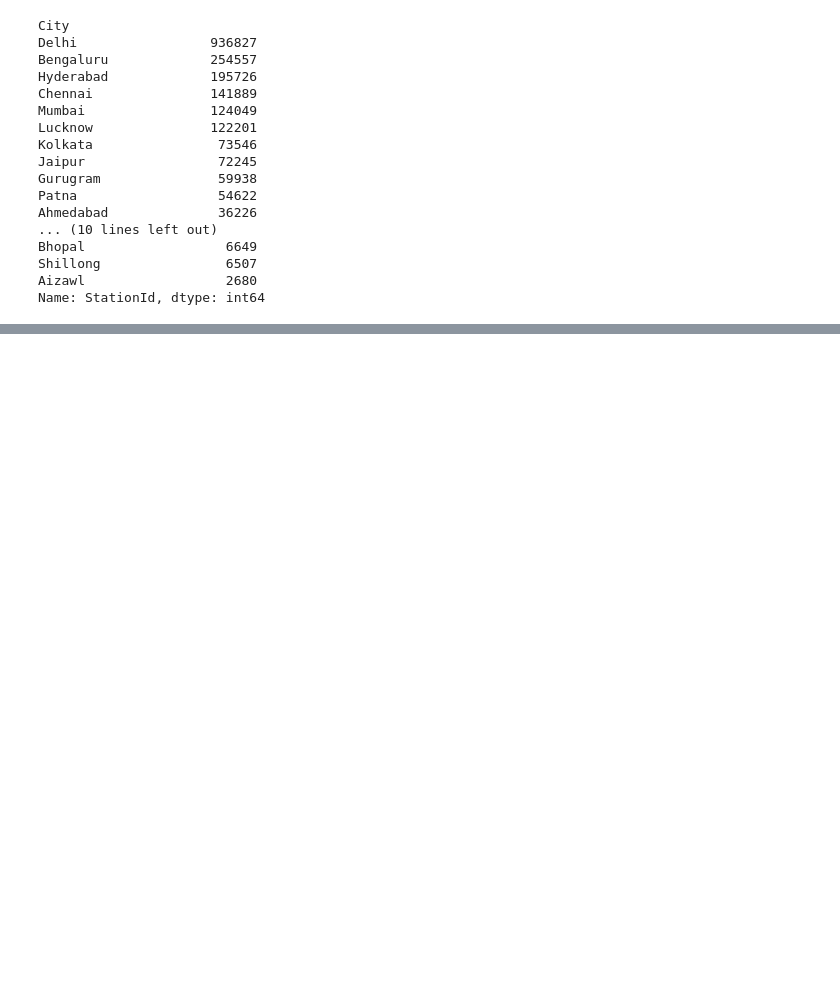
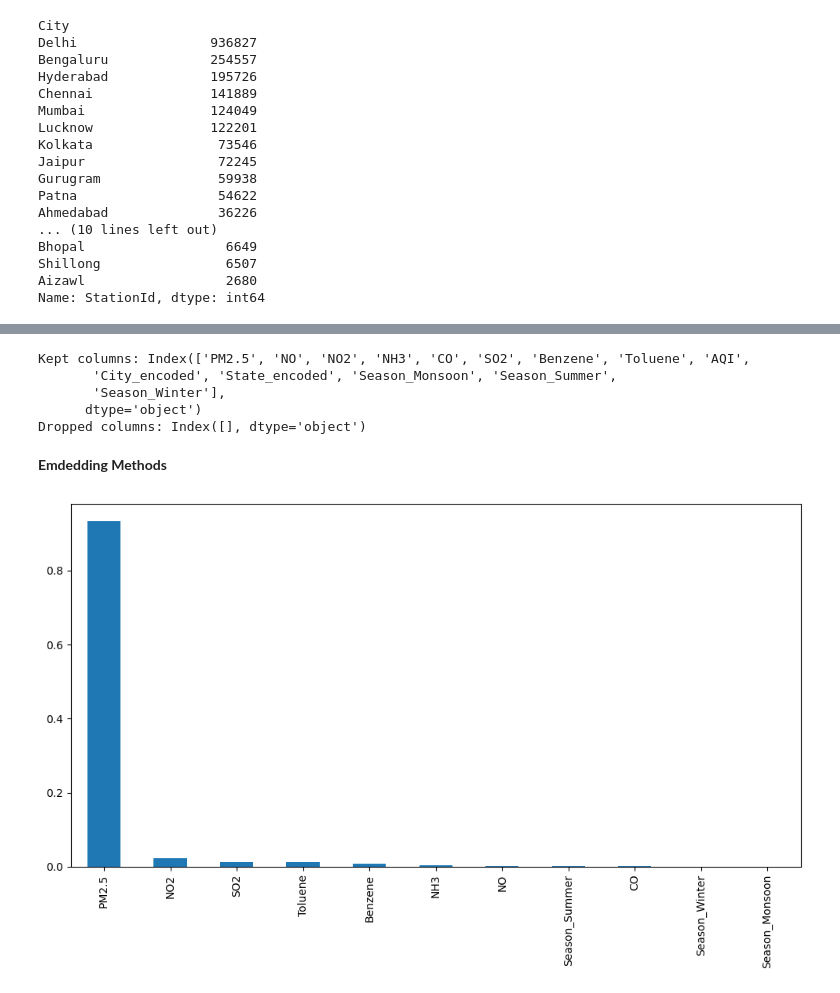
Before and after one commit to Snehratanpara1/AQI_dataset_EDA1, a Jupyter notebook: FE_Stations_Hours.ipynb, the cells around one changed output, grey strips where cells are left out. Saved outputs shown, nothing was run; the diff lists cells and outputs as text; code cells hidden in the pictures; blank space fills up the shorter version.

```diff
--- a/FE_Stations_Hours.ipynb
+++ b/FE_Stations_Hours.ipynb
@@ -569,0 +739,2 @@ Name: StationId, dtype: int64
+# %%
+df = df.drop(columns=['O3', 'NOx', 'PM10'])
@@ -569,0 +751,35 @@ Name: StationId, dtype: int64
+# %%
+from sklearn.feature_selection import VarianceThreshold
+
+selector = VarianceThreshold(threshold=0.0)
+selector.fit(df.select_dtypes(include='number'))
+
+# See which columns are kept
+kept_cols = df.select_dtypes(include='number').columns[selector.get_support()]
+print("Kept columns:", kept_cols)
+
+# See which columns are dropped
+dropped_cols = df.select_dtypes(include='number').columns[~selector.get_support()]
+print("Dropped columns:", dropped_cols)
+# %% [output]
+Kept columns: Index(['PM2.5', 'NO', 'NO2', 'NH3', 'CO', 'SO2', 'Benzene', 'Toluene', 'AQI',
+       'City_encoded', 'State_encoded', 'Season_Monsoon', 'Season_Summer',
+       'Season_Winter'],
+      dtype='object')
+Dropped columns: Index([], dtype='object')
+# %% [markdown]
+**Emdedding Methods**
+# %%
+from sklearn.ensemble import RandomForestRegressor
+
+X = df.drop(columns=['AQI', 'City', 'State', 'AQI_Bucket', 'Date', 'Time', 'StationName', 'Status','State_encoded','City_encoded'])
+y = df['AQI']
+
+rf = RandomForestRegressor(n_estimators=100, random_state=42)
+rf.fit(X, y)
+
+importance = pd.Series(rf.feature_importances_, index=X.columns)
+importance.sort_values(ascending=False).plot(kind='bar', figsize=(12,6))
+plt.show()
+# %% [output]
+[figure, added]
```
Also changed, not shown: parts of 32 cells of this notebook.
